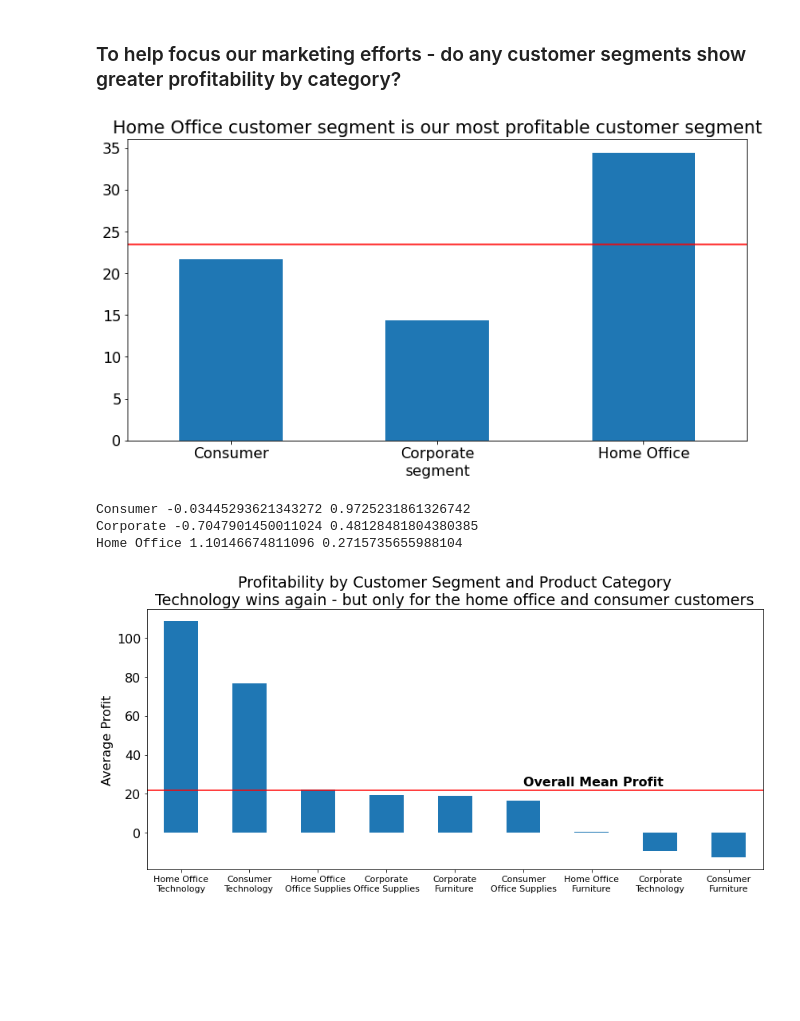
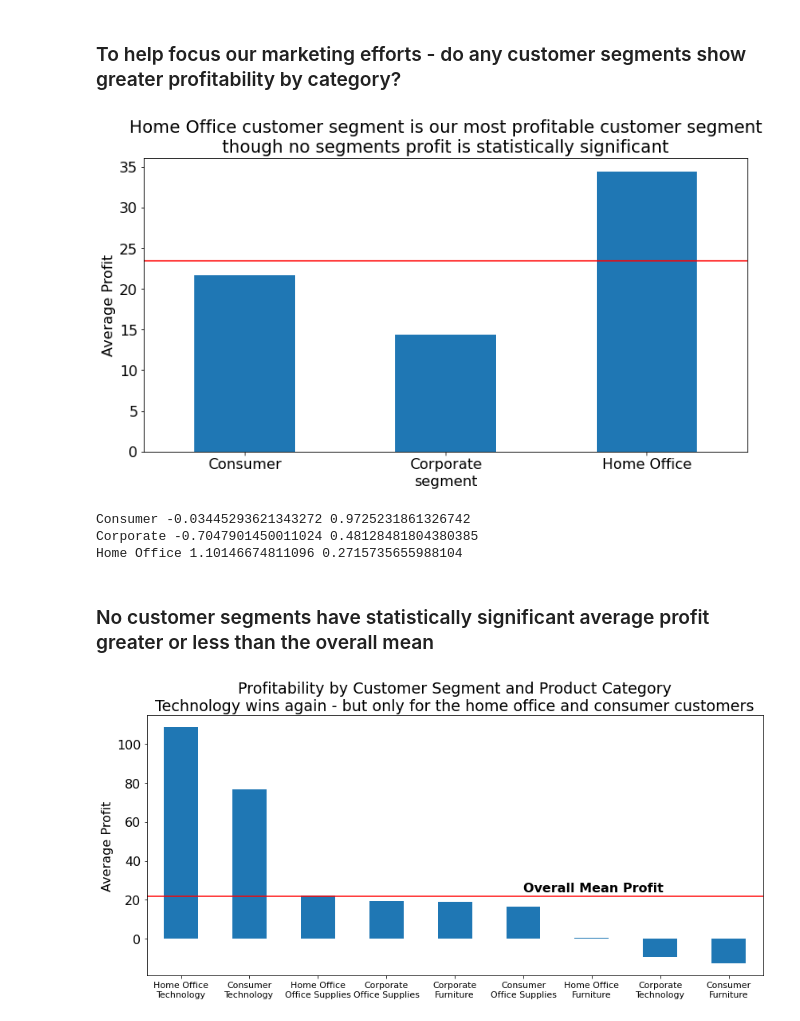
Before and after one commit to superstore-stephen-jesse/superstor-time-series-project, a Jupyter notebook: final_report.ipynb, the cells around one changed output. Saved outputs shown, nothing was run; the diff lists cells and outputs as text; code cells hidden in the pictures; blank space fills up the shorter version.

```diff
--- a/final_report.ipynb
+++ b/final_report.ipynb
@@ -173,11 +179,13 @@ None
 # %% [markdown]
 ### To help focus our marketing efforts - do any customer segments show greater profitability by category?
 # %%
+# Group by segment to see average profit
 df.groupby("segment").profit.mean().plot.bar()
-plt.title('Home Office customer segment is our most profitable customer segment')
+plt.title('Home Office customer segment is our most profitable customer segment\nthough no segments profit is statistically significant')
 plt.axhline(df.groupby("segment").profit.mean().mean(), color='r')
+plt.ylabel("Average Profit")
 plt.xticks(rotation=0)
 None
 # %% [output]
-[figure, old version]
+[figure, new version]
 # %%
@@ -194,6 +203,8 @@ for seg in df["segment"].unique():
 Consumer -0.03445293621343272 0.9725231861326742
 Corporate -0.7047901450011024 0.48128481804380385
 Home Office 1.10146674811096 0.2715735655988104
+# %% [markdown]
+### No customer segments have statistically significant average profit greater or less than the overall mean
 # %%
 profit_by_seg_cat = df.groupby(["segment","category"]).profit.mean().sort_values(ascending=False)
 # Grab the xtick labels
```
Also changed, not shown: parts of 17 cells of this notebook.
